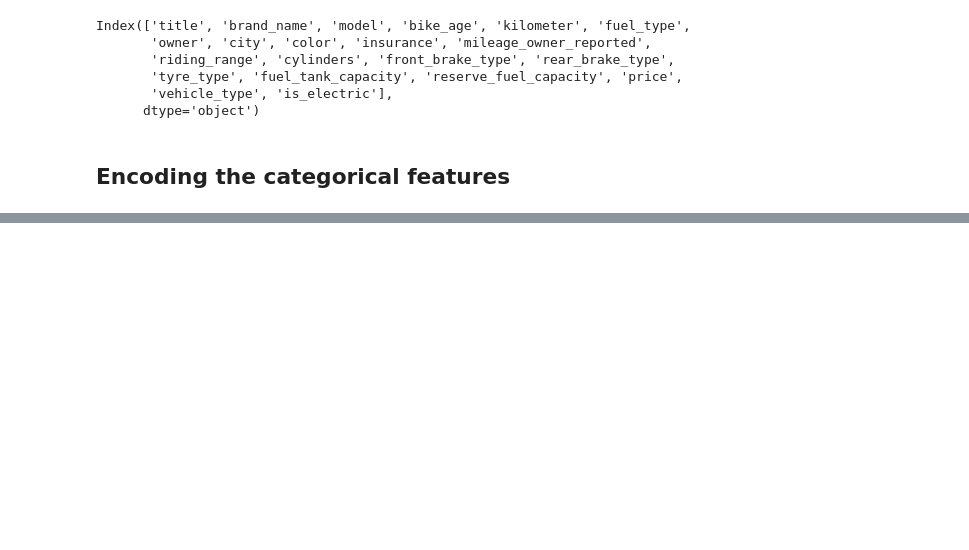
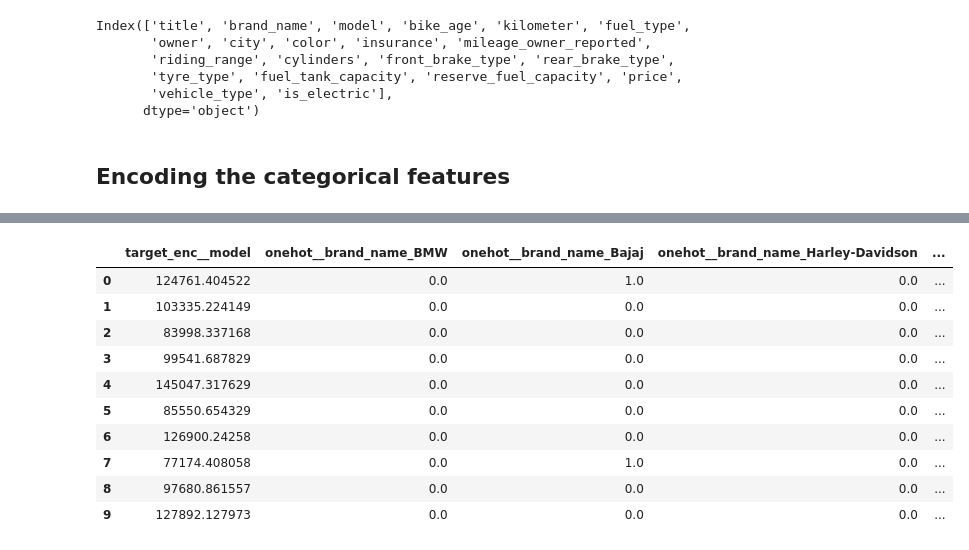
Before and after one commit to agarwal-gopesh/Second-Hand-Bike-Price-Predictor, a Jupyter notebook: o5_EDA_on_data.ipynb, the cells around one changed output, grey strips where cells are left out. Cells and saved outputs as stored; diff of their text form; code cells hidden in the pictures; blank space fills up the shorter version.

Commit message:
Did EDA and data cleaning and assessing

```diff
--- a/o5_EDA_on_data.ipynb
+++ b/o5_EDA_on_data.ipynb
@@ -534,0 +544,38 @@ cat_cols
+# %%
+target_enc_cols = ['model']
+
+onehot_cols = ['brand_name','fuel_type','city','front_brake_type','rear_brake_type','tyre_type','vehicle_type' ,'insurance']
+ordinal_cols = ['owner']
+
+owner_order = [['First', 'Second', 'Third', 'Fourth' , '4 or More']]
+# %%
+preprocessor = ColumnTransformer(
+    transformers=[
+        ('target_enc', TargetEncoder(smoothing=12 , min_samples_leaf=10), target_enc_cols),
+        ('onehot', OneHotEncoder(handle_unknown='ignore', sparse_output=False , max_categories=20 , drop = 'first'), onehot_cols),
+        ('ordinal', OrdinalEncoder(categories=owner_order , handle_unknown='use_encoded_value' , unknown_value=-1), ordinal_cols)
+    ],
+    remainder='passthrough'
+)
+# %%
+X_train_encoded = preprocessor.fit_transform(X_train, y_train)
+X_test_encoded = preprocessor.transform(X_test)
+# %%
+feature_names = preprocessor.get_feature_names_out()
+
+X_train_encoded = pd.DataFrame(X_train_encoded, columns=feature_names)
+X_test_encoded = pd.DataFrame(X_test_encoded, columns=feature_names)
+# %%
+X_train_encoded.head(10)
+# %% [output]
+|  | target_enc__model | onehot__brand_name_BMW | onehot__brand_name_Bajaj | onehot__brand_name_Harley-Davidson | ... |
+| 0 | 124761.404522 | 0.0 | 1.0 | 0.0 | ... |
+| 1 | 103335.224149 | 0.0 | 0.0 | 0.0 | ... |
+| 2 | 83998.337168 | 0.0 | 0.0 | 0.0 | ... |
+| 3 | 99541.687829 | 0.0 | 0.0 | 0.0 | ... |
+| 4 | 145047.317629 | 0.0 | 0.0 | 0.0 | ... |
+| 5 | 85550.654329 | 0.0 | 0.0 | 0.0 | ... |
+| 6 | 126900.24258 | 0.0 | 0.0 | 0.0 | ... |
+| 7 | 77174.408058 | 0.0 | 1.0 | 0.0 | ... |
+| 8 | 97680.861557 | 0.0 | 0.0 | 0.0 | ... |
+| 9 | 127892.127973 | 0.0 | 0.0 | 0.0 | ... |
```
Also changed, not shown: parts of 11 cells of this notebook, 10 other files.
